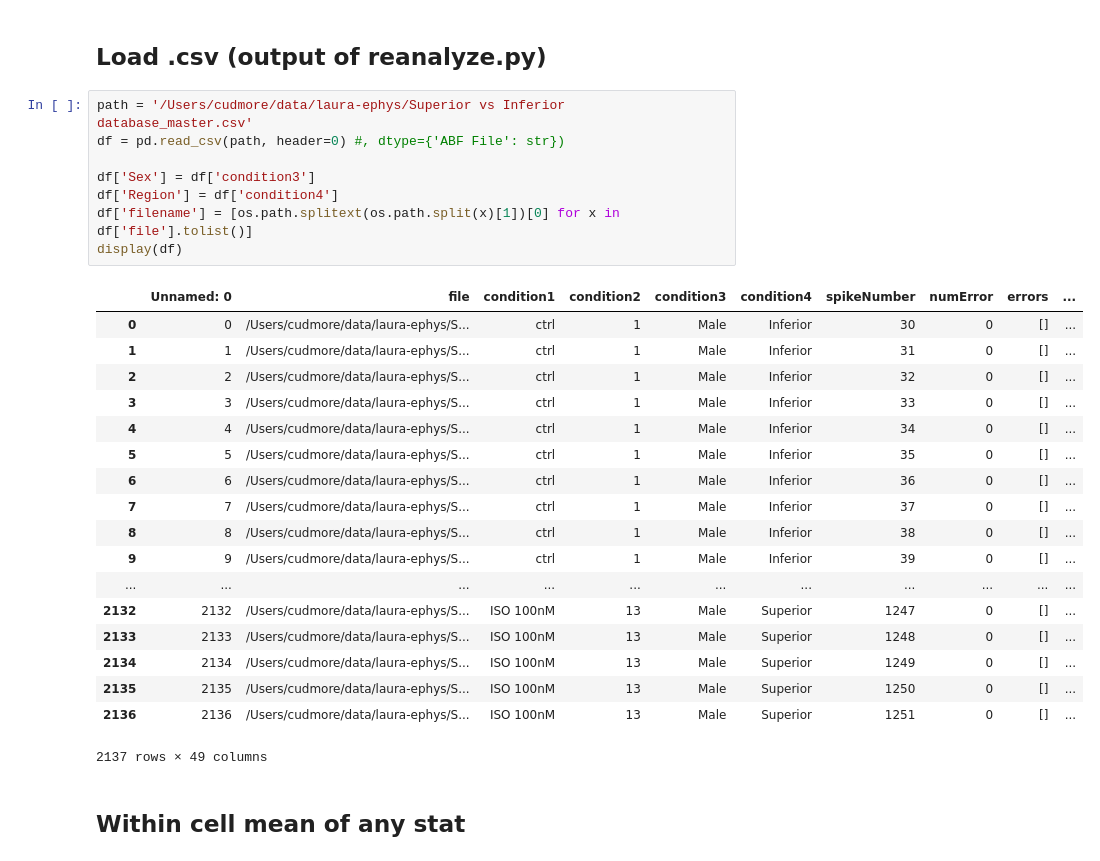
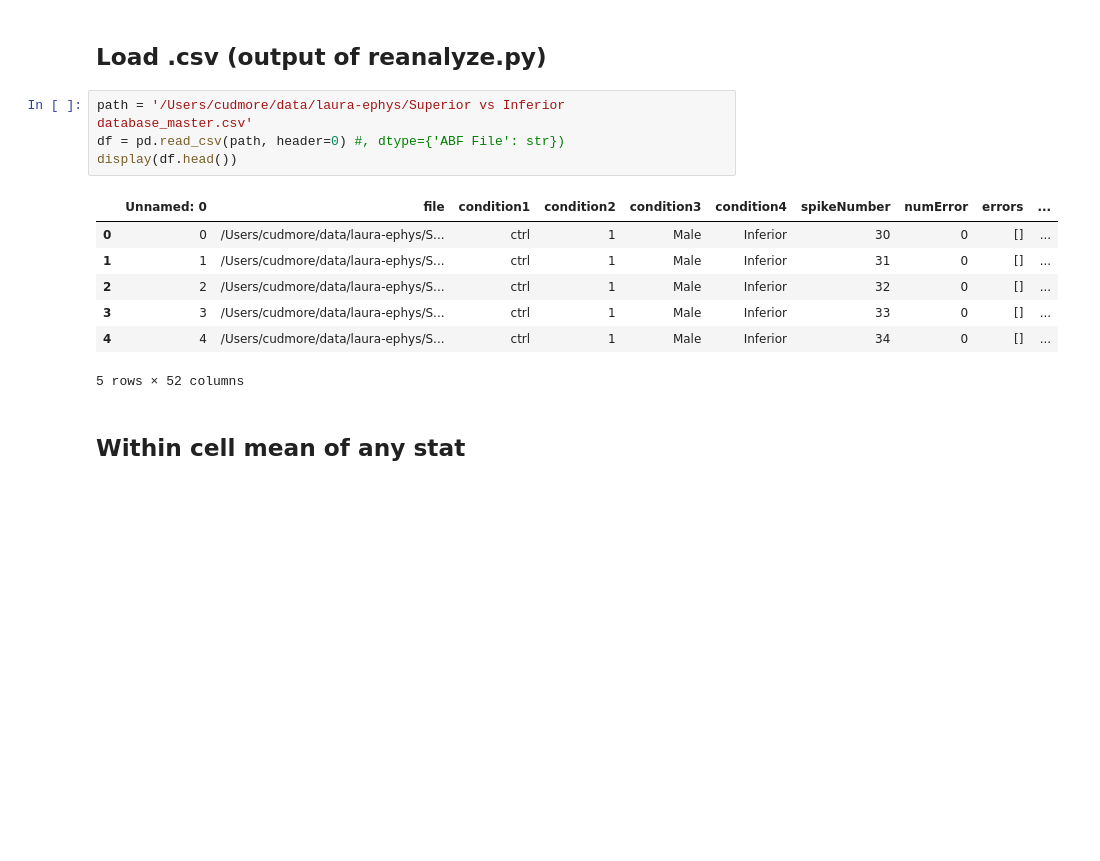
Before and after one commit to cudmore/SanPy, a Jupyter notebook: examples/manuscript1.ipynb, the cells around one changed output. Drawn from its saved outputs; the diff is of its cells as text; blank space fills up the shorter version.

```diff
--- a/examples/manuscript1.ipynb
+++ b/examples/manuscript1.ipynb
@@ -14,29 +14,14 @@ sns.set_context('talk')
 # %%
 path = '/Users/cudmore/data/laura-ephys/Superior vs Inferior database_master.csv'
 df = pd.read_csv(path, header=0) #, dtype={'ABF File': str})
-
-df['Sex'] = df['condition3']
-df['Region'] = df['condition4']
-df['filename'] = [os.path.splitext(os.path.split(x)[1])[0] for x in df['file'].tolist()]
-display(df)
+display(df.head())
 # %% [output]
 |  | Unnamed: 0 | file | condition1 | condition2 | condition3 | condition4 | spikeNumber | numError | errors | ... |
 | 0 | 0 | /Users/cudmore/data/laura-ephys/S... | ctrl | 1 | Male | Inferior | 30 | 0 | [] | ... |
 | 1 | 1 | /Users/cudmore/data/laura-ephys/S... | ctrl | 1 | Male | Inferior | 31 | 0 | [] | ... |
 | 2 | 2 | /Users/cudmore/data/laura-ephys/S... | ctrl | 1 | Male | Inferior | 32 | 0 | [] | ... |
 | 3 | 3 | /Users/cudmore/data/laura-ephys/S... | ctrl | 1 | Male | Inferior | 33 | 0 | [] | ... |
 | 4 | 4 | /Users/cudmore/data/laura-ephys/S... | ctrl | 1 | Male | Inferior | 34 | 0 | [] | ... |
-| 5 | 5 | /Users/cudmore/data/laura-ephys/S... | ctrl | 1 | Male | Inferior | 35 | 0 | [] | ... |
-| 6 | 6 | /Users/cudmore/data/laura-ephys/S... | ctrl | 1 | Male | Inferior | 36 | 0 | [] | ... |
-| 7 | 7 | /Users/cudmore/data/laura-ephys/S... | ctrl | 1 | Male | Inferior | 37 | 0 | [] | ... |
-| 8 | 8 | /Users/cudmore/data/laura-ephys/S... | ctrl | 1 | Male | Inferior | 38 | 0 | [] | ... |
-| 9 | 9 | /Users/cudmore/data/laura-ephys/S... | ctrl | 1 | Male | Inferior | 39 | 0 | [] | ... |
-| ... | ... | ... | ... | ... | ... | ... | ... | ... | ... | ... |
-| 2132 | 2132 | /Users/cudmore/data/laura-ephys/S... | ISO 100nM | 13 | Male | Superior | 1247 | 0 | [] | ... |
-| 2133 | 2133 | /Users/cudmore/data/laura-ephys/S... | ISO 100nM | 13 | Male | Superior | 1248 | 0 | [] | ... |
-| 2134 | 2134 | /Users/cudmore/data/laura-ephys/S... | ISO 100nM | 13 | Male | Superior | 1249 | 0 | [] | ... |
-| 2135 | 2135 | /Users/cudmore/data/laura-ephys/S... | ISO 100nM | 13 | Male | Superior | 1250 | 0 | [] | ... |
-| 2136 | 2136 | /Users/cudmore/data/laura-ephys/S... | ISO 100nM | 13 | Male | Superior | 1251 | 0 | [] | ... |
-2137 rows × 49 columns
+5 rows × 52 columns
 # %% [markdown]
 ## Within cell mean of any stat
```
Also changed, not shown: parts of 4 cells of this notebook, 9 other files.
